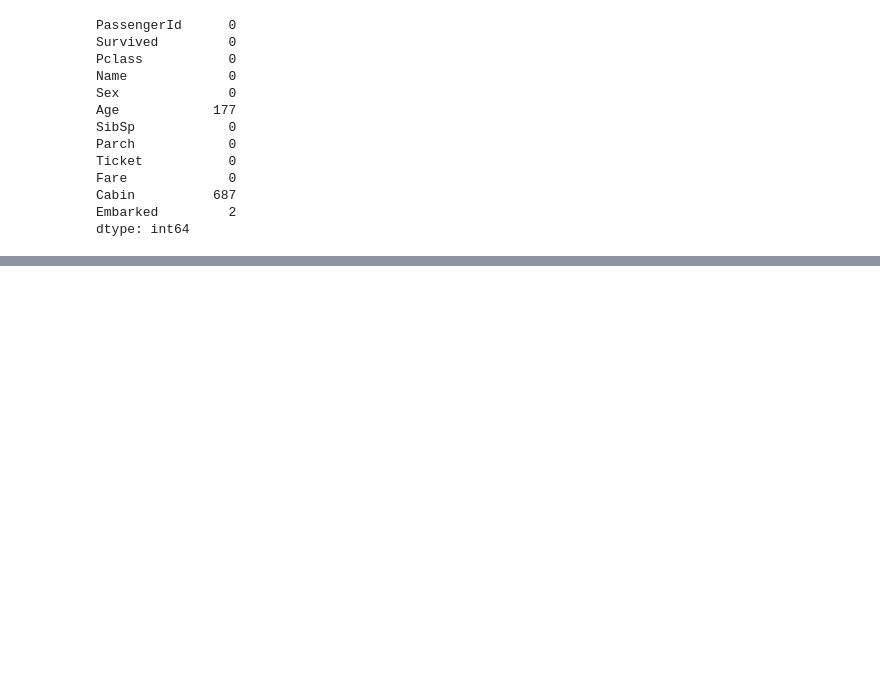
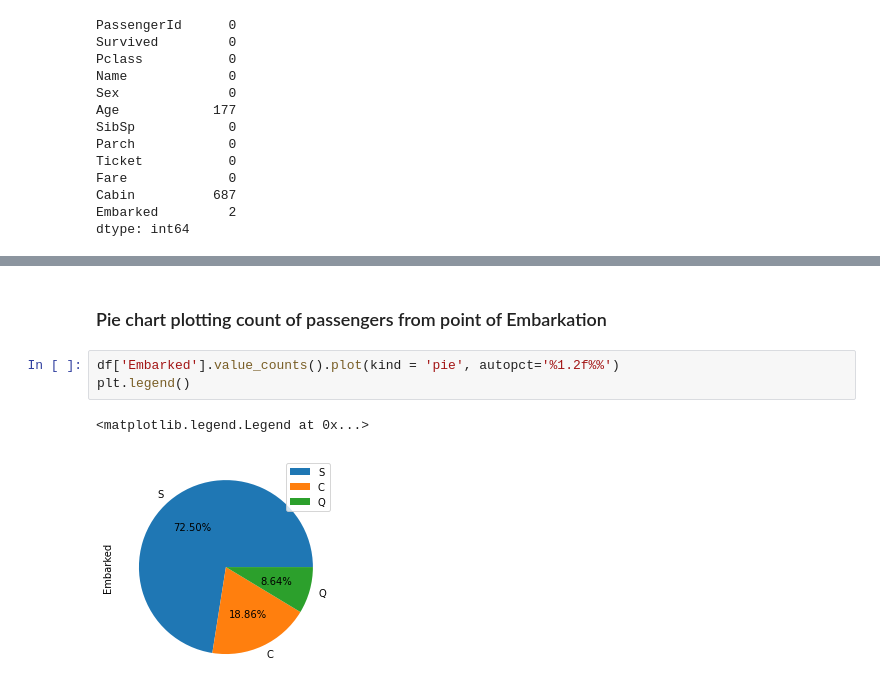
Before and after one commit to chiderac/Titanic-Coursework, a Jupyter notebook: Titanic Coursework.ipynb, the cells around one changed output, grey strips where cells are left out. Saved outputs shown, nothing was run; the diff lists cells and outputs as text; blank space fills up the shorter version.

```diff
--- a/Titanic Coursework.ipynb
+++ b/Titanic Coursework.ipynb
@@ -96,0 +320,8 @@ dtype: int64
+# %% [markdown]
+### Pie chart plotting count of passengers from point of Embarkation
+# %%
+df['Embarked'].value_counts().plot(kind = 'pie', autopct='%1.2f%%')
+plt.legend()
+# %% [output]
+<matplotlib.legend.Legend at 0x...>
+[figure, added]
```
Also changed, not shown: parts of 163 cells of this notebook.
